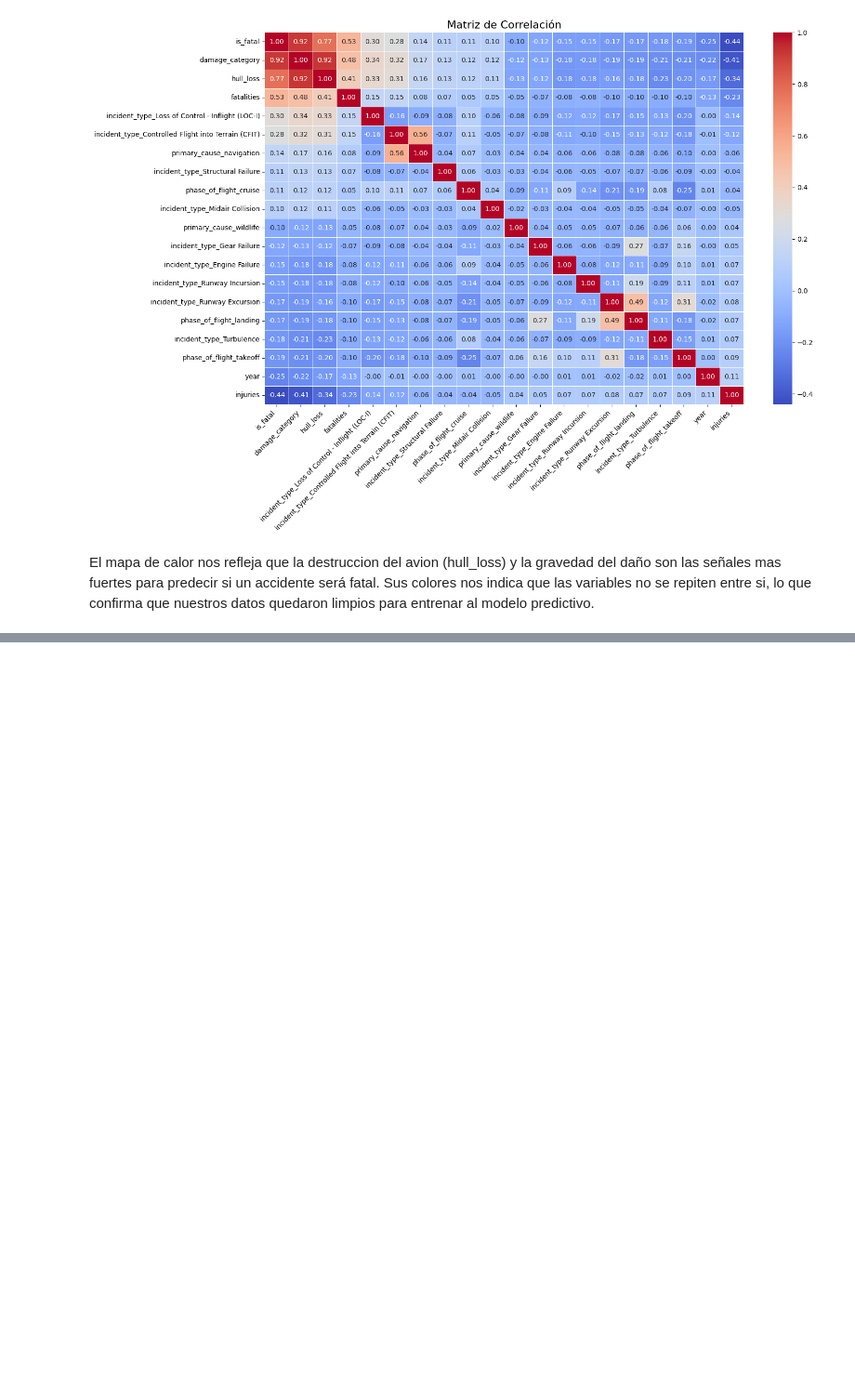
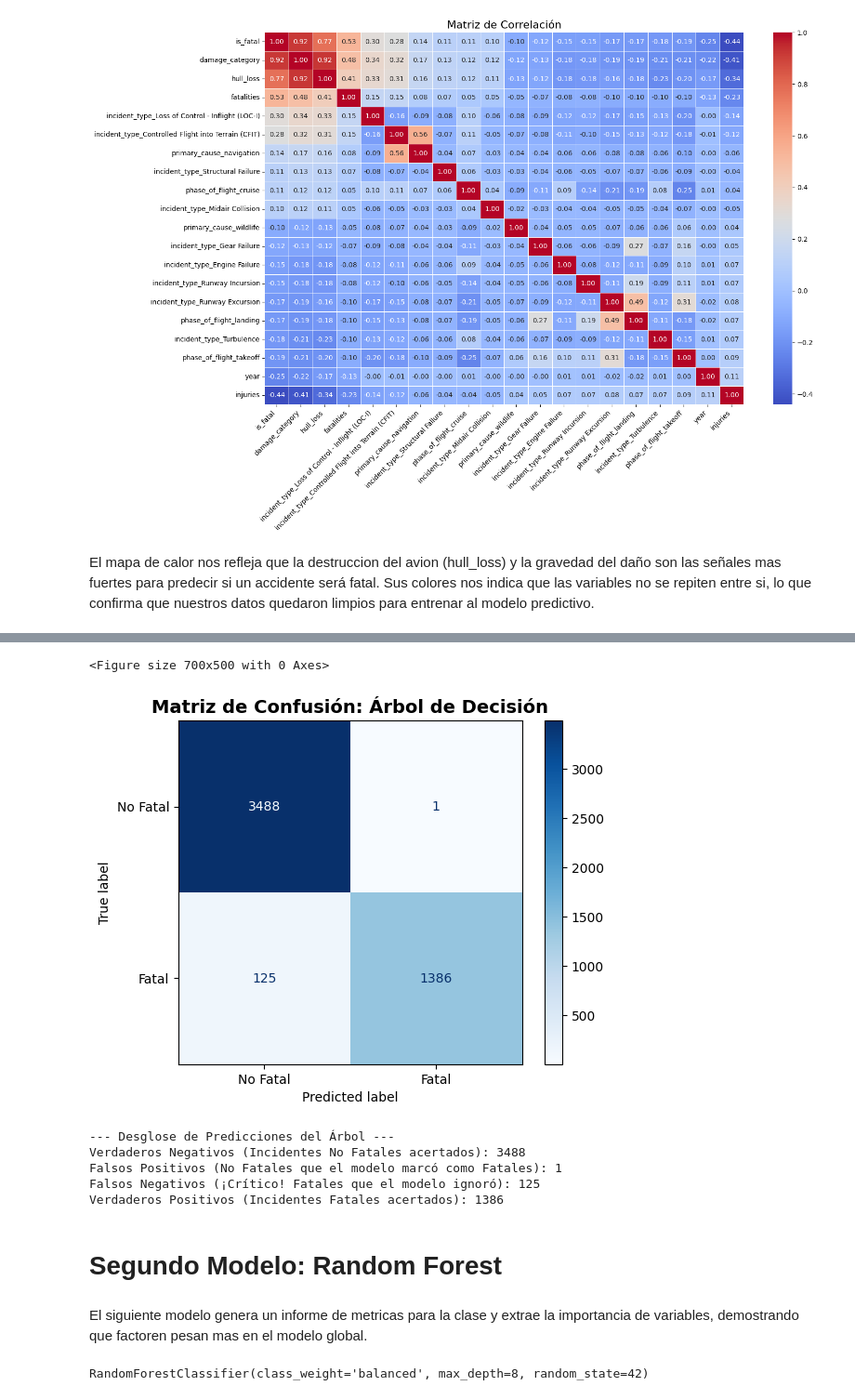
Before and after one commit to felrojas1/MineriaDatos_SeguridadAviacion, a Jupyter notebook: seguridad_aerea_mundial.ipynb, the cells around one changed output, grey strips where cells are left out. Shown at 93% size. Saved outputs shown, nothing was run; the diff lists cells and outputs as text; code cells hidden in the pictures; blank space fills up the shorter version.

```diff
--- a/seguridad_aerea_mundial.ipynb
+++ b/seguridad_aerea_mundial.ipynb
@@ -448,0 +582,34 @@ El mapa de calor nos refleja que la destruccion del avion (hull_loss) y la grave
+# %%
+from sklearn.metrics import confusion_matrix, ConfusionMatrixDisplay
+
+# 1. Calcular la matriz de confusión para el Árbol de Decisión
+cm_tree = confusion_matrix(y_test, y_pred_tree)
+
+# 2. Desplegar de forma gráfica e interactiva
+plt.figure(figsize=(7, 5))
+disp = ConfusionMatrixDisplay(confusion_matrix=cm_tree, display_labels=['No Fatal', 'Fatal'])
+disp.plot(cmap='Blues', values_format='d')
+
+plt.title('Matriz de Confusión: Árbol de Decisión', fontsize=14, fontweight='bold')
+plt.grid(False) # Quita las líneas de fondo para que se lea limpio
+plt.show()
+
+# 3. Mostrar los valores impresos para el análisis escrito
+tn, fp, fn, tp = cm_tree.ravel()
+print(f"--- Desglose de Predicciones del Árbol ---")
+print(f"Verdaderos Negativos (Incidentes No Fatales acertados): {tn}")
+print(f"Falsos Positivos (No Fatales que el modelo marcó como Fatales): {fp}")
+print(f"Falsos Negativos (¡Crítico! Fatales que el modelo ignoró): {fn}")
+print(f"Verdaderos Positivos (Incidentes Fatales acertados): {tp}")
+# %% [output]
+<Figure size 700x500 with 0 Axes>
+[figure, added]
+--- Desglose de Predicciones del Árbol ---
+Verdaderos Negativos (Incidentes No Fatales acertados): 3488
+Falsos Positivos (No Fatales que el modelo marcó como Fatales): 1
+Falsos Negativos (¡Crítico! Fatales que el modelo ignoró): 125
+Verdaderos Positivos (Incidentes Fatales acertados): 1386
+# %% [markdown]
+# **Segundo Modelo: Random Forest**
+# %% [markdown]
+El siguiente modelo genera un informe de metricas para la clase y extrae la importancia de variables, demostrando que factoren pesan mas en el modelo global.
@@ -448,0 +620,5 @@ El mapa de calor nos refleja que la destruccion del avion (hull_loss) y la grave
+# %%
+rf_model = RandomForestClassifier(n_estimators=100, max_depth=8, random_state=42, class_weight='balanced')
+rf_model.fit(X_train, y_train)
+# %% [output]
+RandomForestClassifier(class_weight='balanced', max_depth=8, random_state=42)
```
Also changed, not shown: parts of 31 cells of this notebook.
